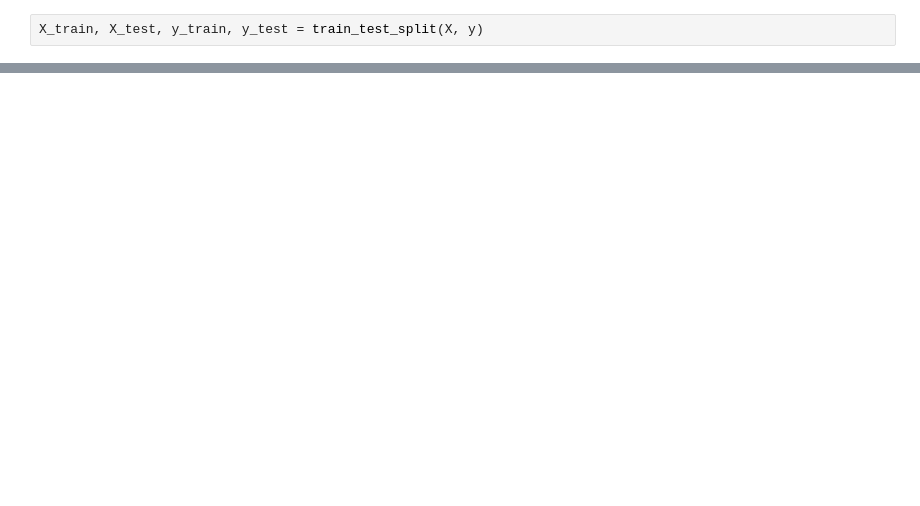
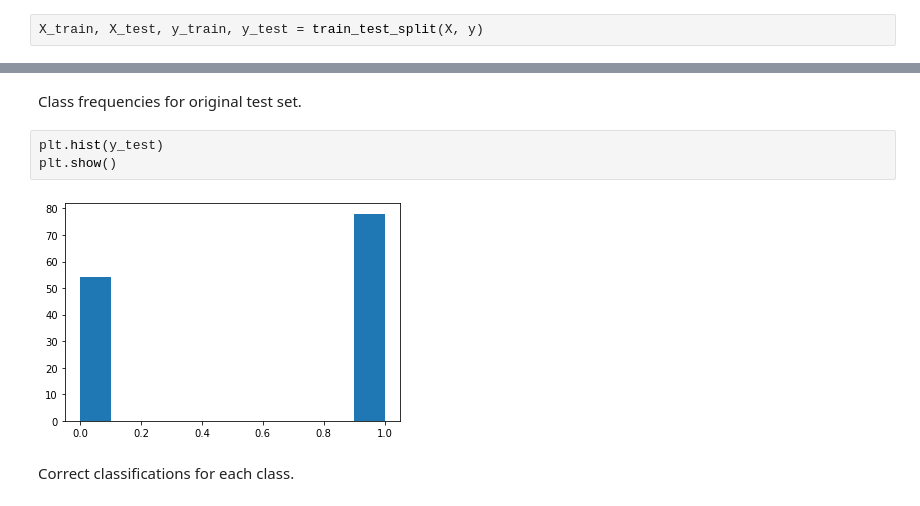
Before and after one commit to LuisRG30/Neural-Networks, a Jupyter notebook: PerceptronModels/SimplePerceptron/CrossValidate_RealData.ipynb, the cells around one changed output, grey strips where cells are left out. Saved outputs shown, nothing was run; the diff lists cells and outputs as text; blank space fills up the shorter version.

```diff
--- a/PerceptronModels/SimplePerceptron/CrossValidate_RealData.ipynb
+++ b/PerceptronModels/SimplePerceptron/CrossValidate_RealData.ipynb
@@ -51,0 +95,9 @@ ValueError: shapes (153,) and (154,1) not aligned: 153 (dim 0) != 154 (dim 0)
+# %% [markdown]
+Class frequencies for original test set.
+# %%
+plt.hist(y_test)
+plt.show()
+# %% [output]
+[figure, added]
+# %% [markdown]
+Correct classifications for each class.
```
Also changed, not shown: parts of 27 cells of this notebook, 1 other file.
